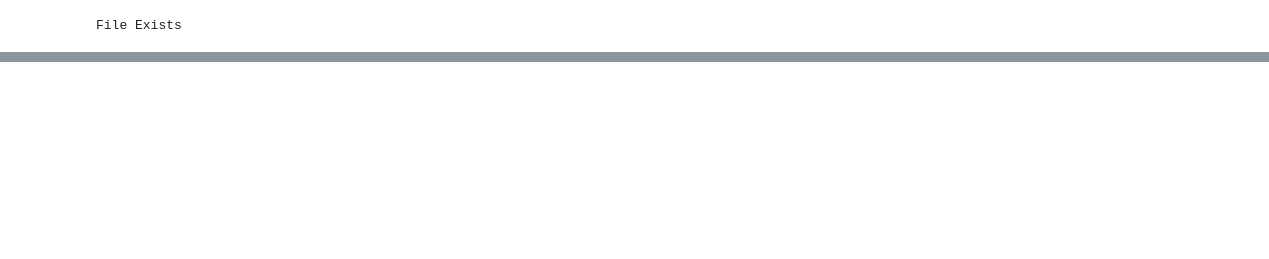
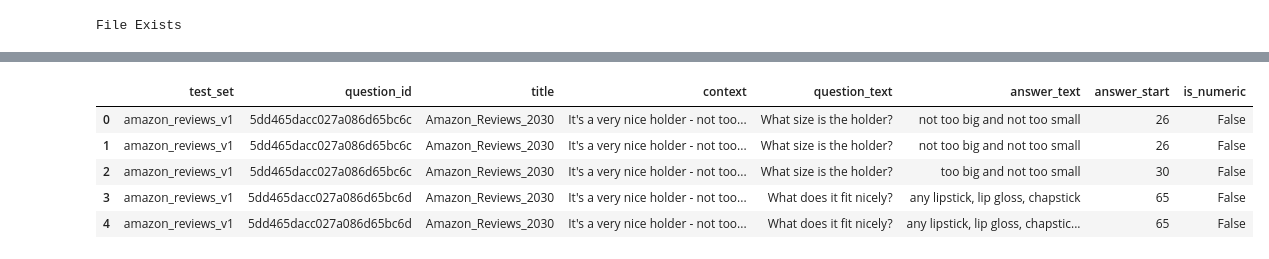
Before and after one commit to rahul-kulkarni/W210-Capstone, a Jupyter notebook: eda/eda_prep.ipynb, the cells around one changed output, grey strips where cells are left out. Saved outputs shown, nothing was run; the diff lists cells and outputs as text; code cells hidden in the pictures; blank space fills up the shorter version.

```diff
--- a/eda/eda_prep.ipynb
+++ b/eda/eda_prep.ipynb
@@ -350,0 +404,9 @@ df_pred_answers_context.to_csv('pred_answers_context.csv', index=False)
+# %%
+df_dist[:5]
+# %% [output]
+|  | test_set | question_id | title | context | question_text | answer_text | answer_start | is_numeric |
+| 0 | amazon_reviews_v1 | 5dd465dacc027a086d65bc6c | Amazon_Reviews_2030 | It's a very nice holder - not too... | What size is the holder? | not too big and not too small | 26 | False |
+| 1 | amazon_reviews_v1 | 5dd465dacc027a086d65bc6c | Amazon_Reviews_2030 | It's a very nice holder - not too... | What size is the holder? | not too big and not too small | 26 | False |
+| 2 | amazon_reviews_v1 | 5dd465dacc027a086d65bc6c | Amazon_Reviews_2030 | It's a very nice holder - not too... | What size is the holder? | too big and not too small | 30 | False |
+| 3 | amazon_reviews_v1 | 5dd465dacc027a086d65bc6d | Amazon_Reviews_2030 | It's a very nice holder - not too... | What does it fit nicely? | any lipstick, lip gloss, chapstick | 65 | False |
+| 4 | amazon_reviews_v1 | 5dd465dacc027a086d65bc6d | Amazon_Reviews_2030 | It's a very nice holder - not too... | What does it fit nicely? | any lipstick, lip gloss, chapstic... | 65 | False |
```
Also changed, not shown: parts of 8 cells of this notebook.
